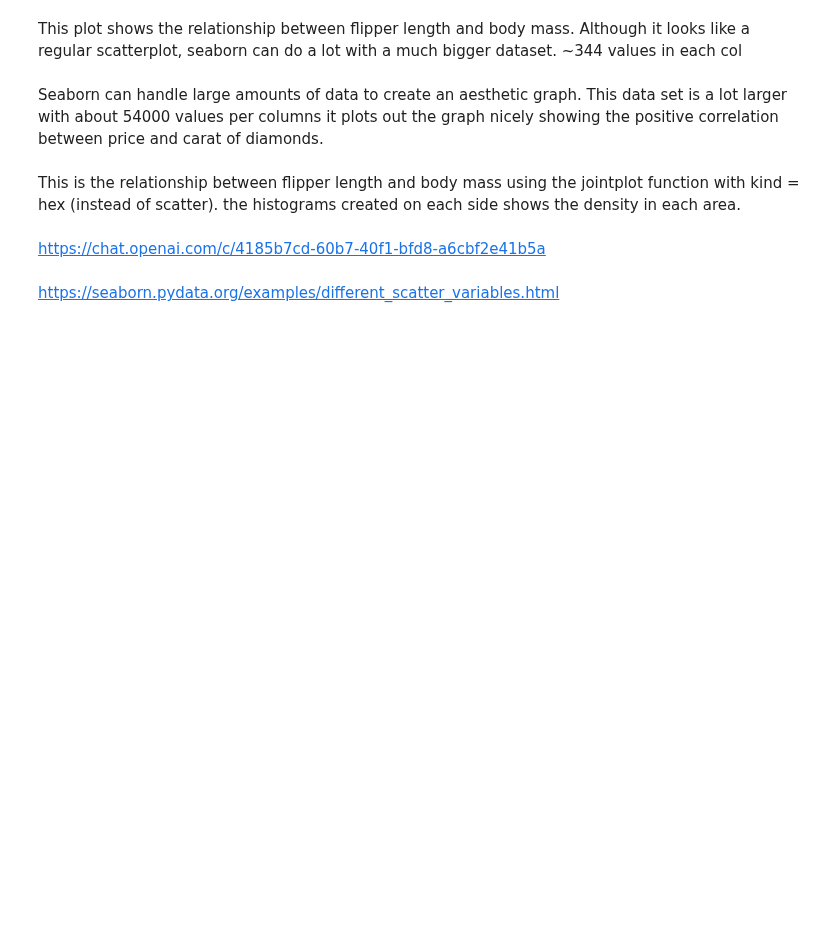
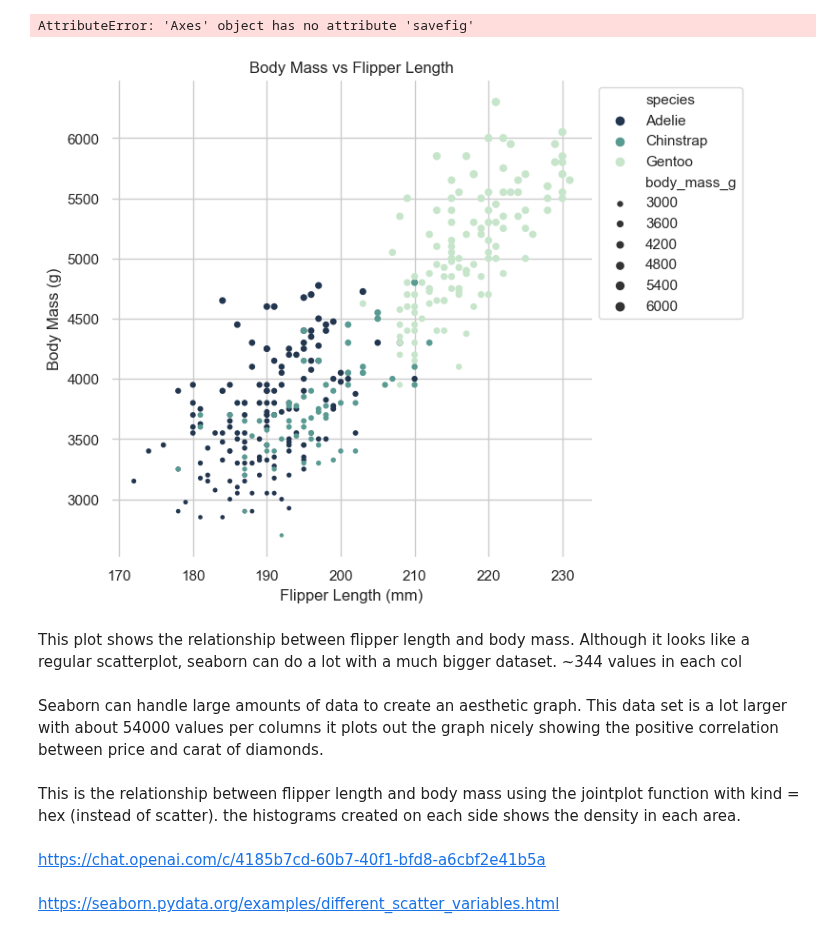
Before and after one commit to saingersoll/squirrel-gurlz, a Jupyter notebook: nbs/diana.ipynb, the cells around one changed output. Saved outputs shown, nothing was run; the diff lists cells and outputs as text; code cells hidden in the pictures; blank space fills up the shorter version.

```diff
--- a/nbs/diana.ipynb
+++ b/nbs/diana.ipynb
@@ -11,7 +11,7 @@ penguins = sns.load_dataset("penguins")
 f, ax = plt.subplots(figsize=(6.5, 6.5)) # store the figure and axes objects to create a single subplot
 sns.despine(f, left=True, bottom=True) #removes the frame from the plot
 species_ranking = ["Adelie", "Chinstrap", "Gentoo"] #store this so it could late be used to organize the plot
-sns.scatterplot(x="flipper_length_mm", y="body_mass_g", #call the x and y varaibles from data frame
+bodymass_vs_flippers = sns.scatterplot(x="flipper_length_mm", y="body_mass_g", #call the x and y varaibles from data frame
                 hue="species",  #order it by species
                 size='body_mass_g', #size of the points determined by body mass
                 palette="ch:r=-.4,d=.2_r", #choose color palette
@@ -28,3 +28,9 @@ plt.title("Body Mass vs Flipper Length")
 plt.legend(
     loc="upper left", bbox_to_anchor=(1, 1),
 )
+
+folder_path = '../figs/'                    # Specifying folder path
+bodymass_vs_fig = 'bodymass_vs_flippers.png'                        # Specifying filename for saving
+save_path = f'{folder_path}/{bodymass_vs_fig}'      # Combining folder path and filename
+bodymass_vs_flippers.savefig(save_path)                     # Use this figure to save figure in said path
+# %% [output]
@@ -31,3 +39,5 @@ plt.legend(
+AttributeError: 'Axes' object has no attribute 'savefig'
+[figure, added]
 # %% [markdown]
 This plot shows the relationship between flipper length and body mass. Although it looks like a regular scatterplot, seaborn can do a lot with a much bigger dataset. ~344 values in each col
 # %%
```
Also changed, not shown: parts of 1 cell of this notebook.
